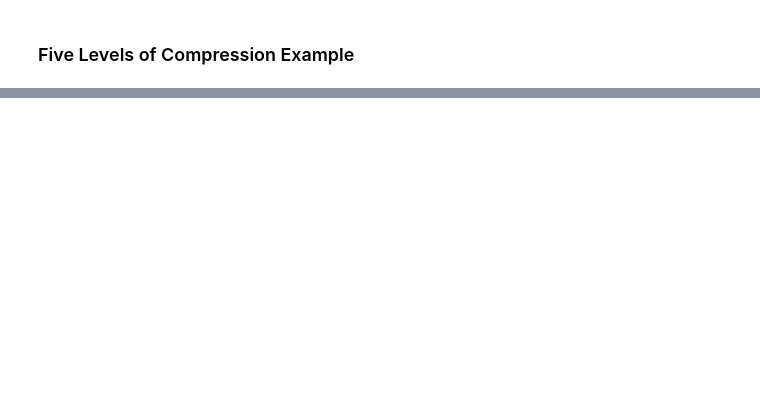
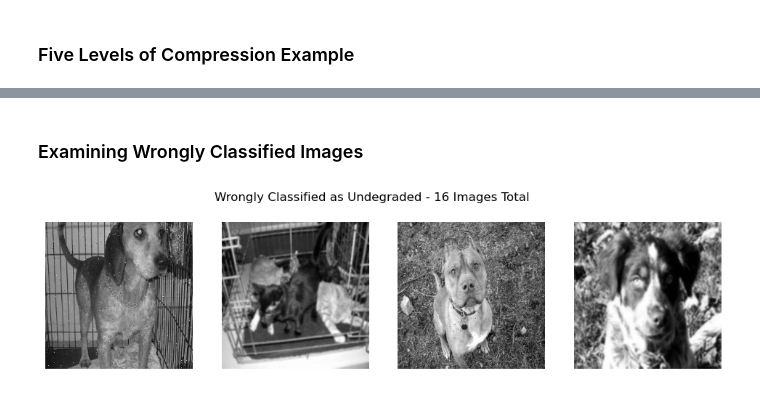
Before and after one commit to egarbow/GATechPracticum, a Jupyter notebook: practicum.ipynb, the cells around one changed output, grey strips where cells are left out. Drawn from its saved outputs; the diff is of its cells as text; code cells hidden in the pictures; blank space fills up the shorter version.

```diff
--- a/practicum.ipynb
+++ b/practicum.ipynb
@@ -253,0 +653,20 @@ plt.show()
+# %%
+noise_train, noise_test = get_data('noise', [1,3,5], numImages=4000, numImagesTest=6000)
+
+images_train_labels = np.ones(len(noise_train))
+images_test_labels = np.ones(len(noise_test))
+
+for i in range(0, 3):
+    images_train_labels[i*len(noise_train)//3:(i+1)*len(noise_train)//3] = int(i)
+    images_test_labels[i*len(noise_test)//3:(i+1)*len(noise_test)//3] = int(i)
+
+
+indicies = np.random.permutation(len(noise_train))
+
+if os.path.exists('data/noise_level_classifier.pth'):
+    noise_level_classifier = ConvNet(num_classes=3)
+    noise_level_classifier.load_state_dict(torch.load('data/noise_level_classifier.pth'))
+else:
+    noise_level_classifier, percentCorrectPerEpochTrain = trainCNN(noise_train[indicies], images_train_labels[indicies],
+                                                                   numImages=30000, num_classes=3, epochs=20)
+    torch.save(noise_level_classifier.state_dict(), "data/noise_level_classifier.pth")
@@ -253,0 +808,19 @@ plt.show()
+# %% [markdown]
+### Examining Wrongly Classified Images
+# %%
+def plot_tensors(tensors, title, y=0.85):
+    fig, axes = plt.subplots(1, len(tensors), figsize=(12, 4))
+
+    for i, img in enumerate(tensors):
+        if isinstance(img, torch.Tensor):
+            img = img.squeeze().numpy()
+        axes[i].imshow(img, cmap='gray')
+        axes[i].axis('off')
+
+    plt.suptitle(title, ha='center', y=y)
+    plt.show()
+# %%
+plot_tensors(wrongly_classified[0][:4],
+             f'Wrongly Classified as Undegraded - {len(wrongly_classified[0])} Images Total')
+# %% [output]
+[figure, added]
```
Also changed, not shown: parts of 57 cells of this notebook.
